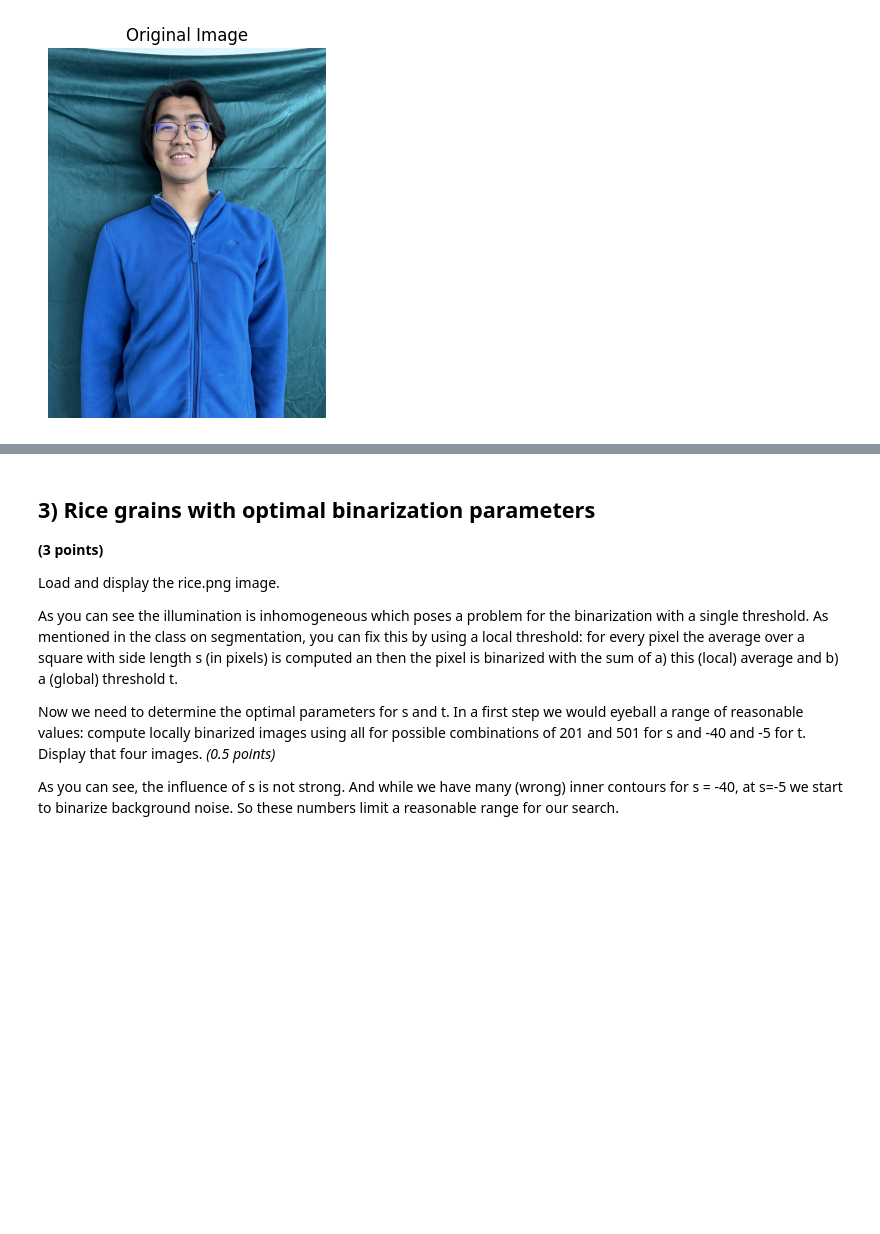
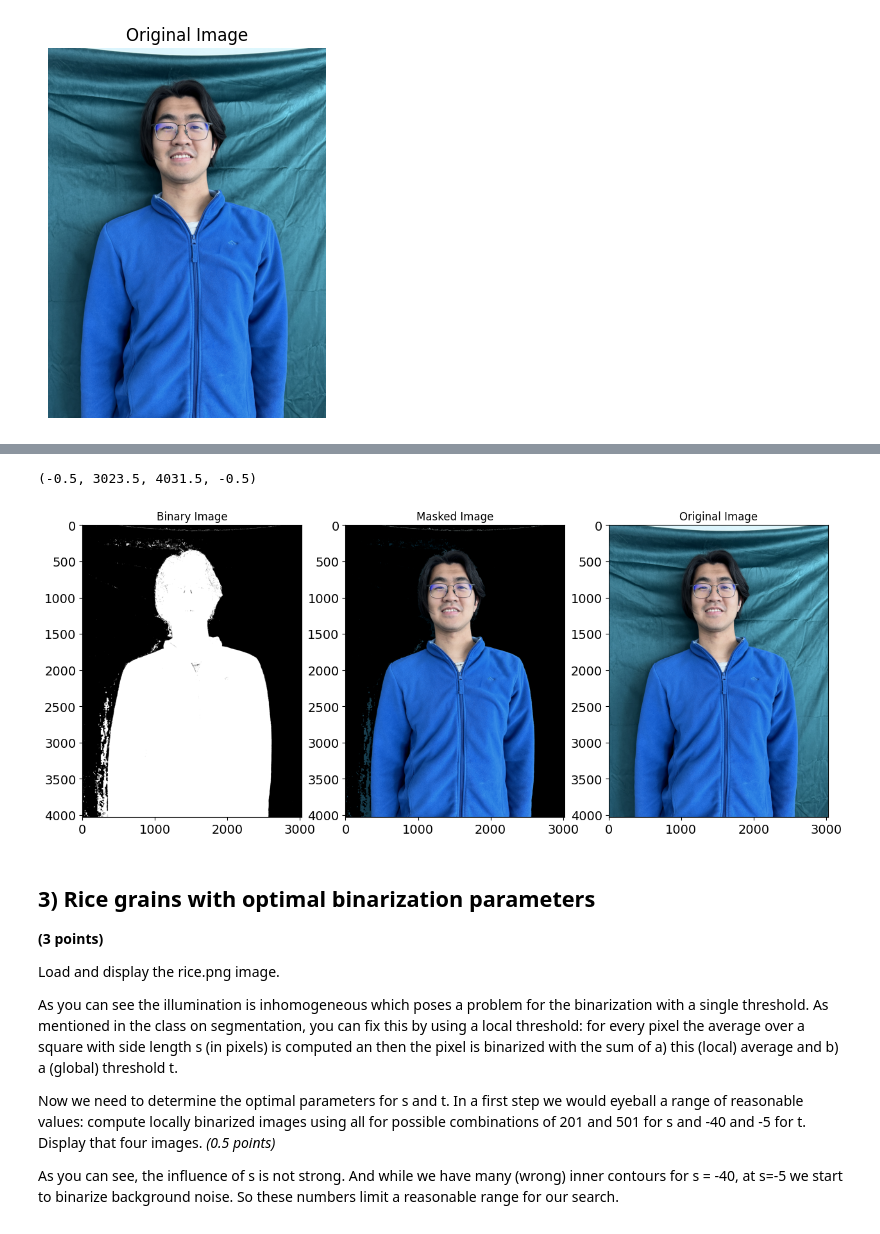
Before and after one commit to Matty-7/CS302-ComputerVision, a Jupyter notebook: CV_HW_3/Homework_3.ipynb, the cells around one changed output, grey strips where cells are left out. Drawn from its saved outputs; the diff is of its cells as text; code cells hidden in the pictures; blank space fills up the shorter version.

```diff
--- a/CV_HW_3/Homework_3.ipynb
+++ b/CV_HW_3/Homework_3.ipynb
@@ -103,3 +156,29 @@ v_flat = v.flatten()
+# %%
+binary_image =  ((h>0.550)| (h<0.500))
+
+# mask the image with zeros
+masked_image = np.copy(jingheng_image)
+masked_image[~binary_image] = 0
+# %%
+fig = plt.figure(figsize=(15, 10))
+
+plt.subplot(1, 3, 1)
+plt.title('Binary Image')
+plt.imshow(binary_image, cmap='gray')
+plt.axis('on')
+
+plt.subplot(1, 3, 2)
+plt.title('Masked Image')
+plt.imshow(masked_image)
+plt.axis('on')
+
+plt.subplot(1, 3, 3)
+plt.title('Original Image')
+plt.imshow(jingheng_image)
+plt.axis('on')
+# %% [output]
+(-0.5, 3023.5, 4031.5, -0.5)
+[figure, added]
 # %% [markdown]
 ## 3) Rice grains with optimal binarization parameters
 
```
Also changed, not shown: parts of 4 cells of this notebook, 17 other files.
